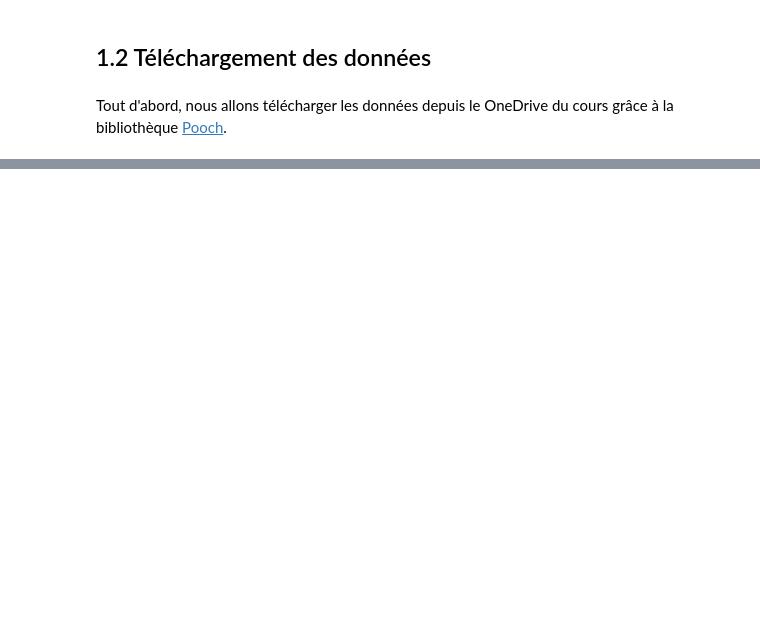
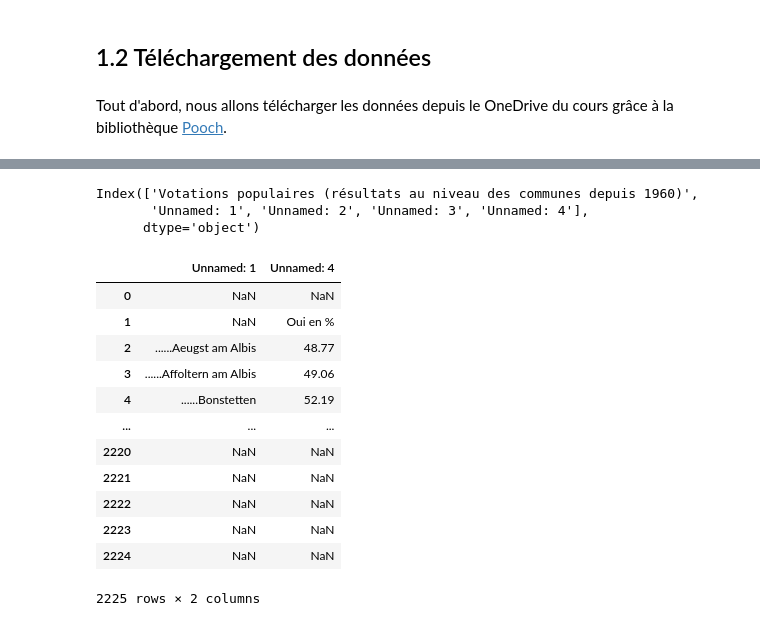
Before and after one commit to tbeucler/2022_SIG_TP8, a Jupyter notebook: Exercices.ipynb, the cells around one changed output, grey strips where cells are left out. Drawn from its saved outputs; the diff is of its cells as text; code cells hidden in the pictures; blank space fills up the shorter version.

```diff
--- a/Exercices.ipynb
+++ b/Exercices.ipynb
@@ -65,0 +200,6 @@ donnees = pooch.retrieve('https://unils-my.sharepoint.com/:x:/g/personal/tom_beu
+# %%
+donnees.keys()
+# %% [output]
+Index(['Votations populaires (résultats au niveau des communes depuis 1960)',
+       'Unnamed: 1', 'Unnamed: 2', 'Unnamed: 3', 'Unnamed: 4'],
+      dtype='object')
@@ -65,0 +208,2 @@ donnees = pooch.retrieve('https://unils-my.sharepoint.com/:x:/g/personal/tom_beu
+# %%
+donnees = donnees.drop(columns='Unnamed: 2')
@@ -65,0 +212,16 @@ donnees = pooch.retrieve('https://unils-my.sharepoint.com/:x:/g/personal/tom_beu
+# %%
+donnees
+# %% [output]
+|  | Unnamed: 1 | Unnamed: 4 |
+| 0 | NaN | NaN |
+| 1 | NaN | Oui en % |
+| 2 | ......Aeugst am Albis | 48.77 |
+| 3 | ......Affoltern am Albis | 49.06 |
+| 4 | ......Bonstetten | 52.19 |
+| ... | ... | ... |
+| 2220 | NaN | NaN |
+| 2221 | NaN | NaN |
+| 2222 | NaN | NaN |
+| 2223 | NaN | NaN |
+| 2224 | NaN | NaN |
+2225 rows × 2 columns
```
Also changed, not shown: parts of 60 cells of this notebook.
